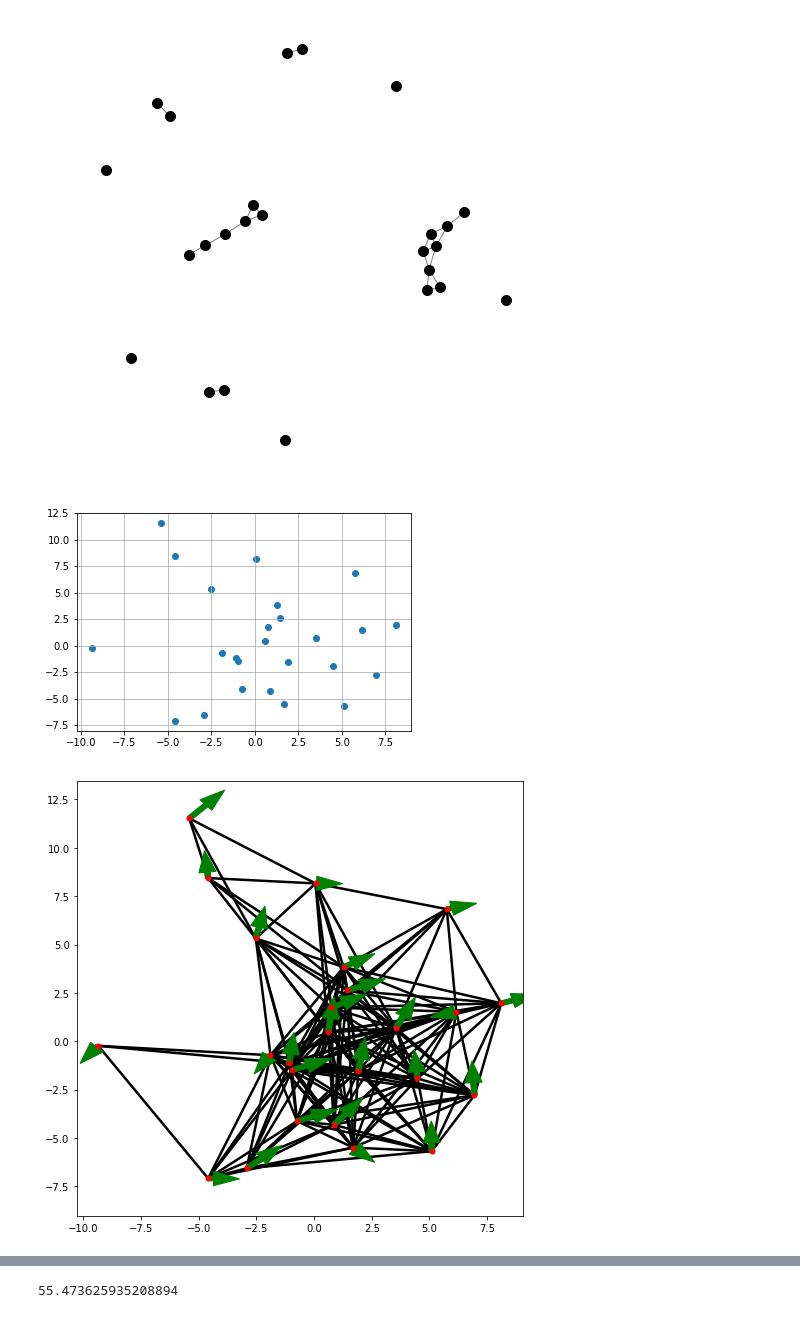
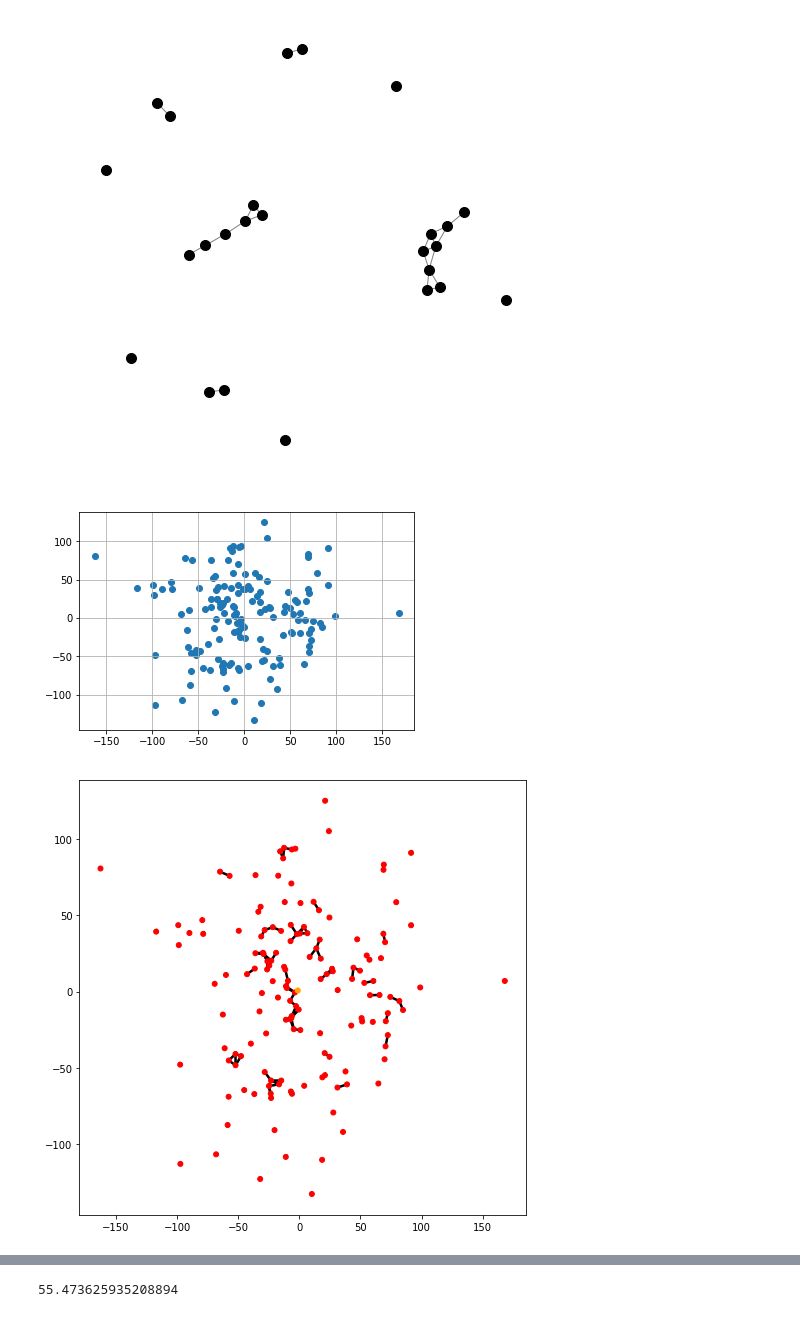
Before and after one commit to harveydevereux/Consensus, a Jupyter notebook: Notes/Flocking2.ipynb, the cells around one changed output, grey strips where cells are left out. Cells and saved outputs as stored; diff of their text form; code cells hidden in the pictures.

```diff
--- a/Notes/Flocking2.ipynb
+++ b/Notes/Flocking2.ipynb
@@ -103,20 +103,20 @@ p=draw_graph(get_net(Q))
 # %% [output]
 [figure]
 # %%
-N=25
-Q = np.sqrt(25)*np.random.randn(N,2)
+N=150
+Q = np.sqrt(2500)*np.random.randn(N,2)
 P = (10)*np.random.rand(N,2)-1
 plt.scatter(Q[:,0],Q[:,1])
 plt.grid()
 # %% [output]
-[figure, old version]
+[figure, new version]
 # %%
-F = Flock(number_of_agents=25,
+F = Flock(number_of_agents=150,
           initial_position=Q,
           initial_velocity=P,
           inter_agent_distance=7,
-          gamma_agent=False)
+          gamma_agent=True)
 
 p = F.plot(arrow_width=0.25)
 # %% [output]
-[figure, old version]
+[figure, new version]
```
Also changed, not shown: parts of 21 cells of this notebook, 20 other files.
